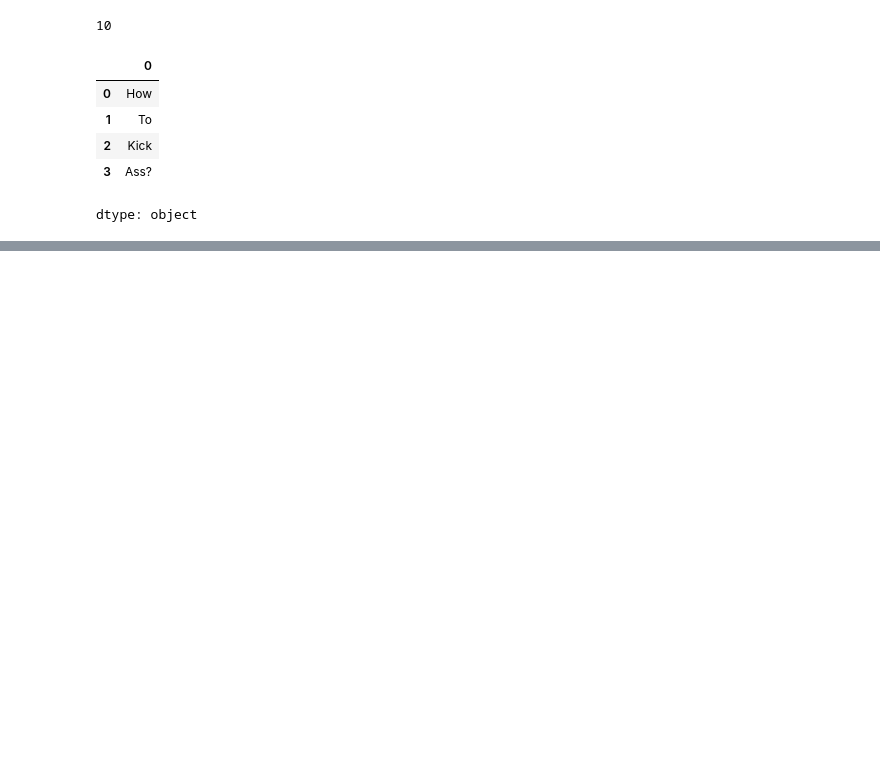
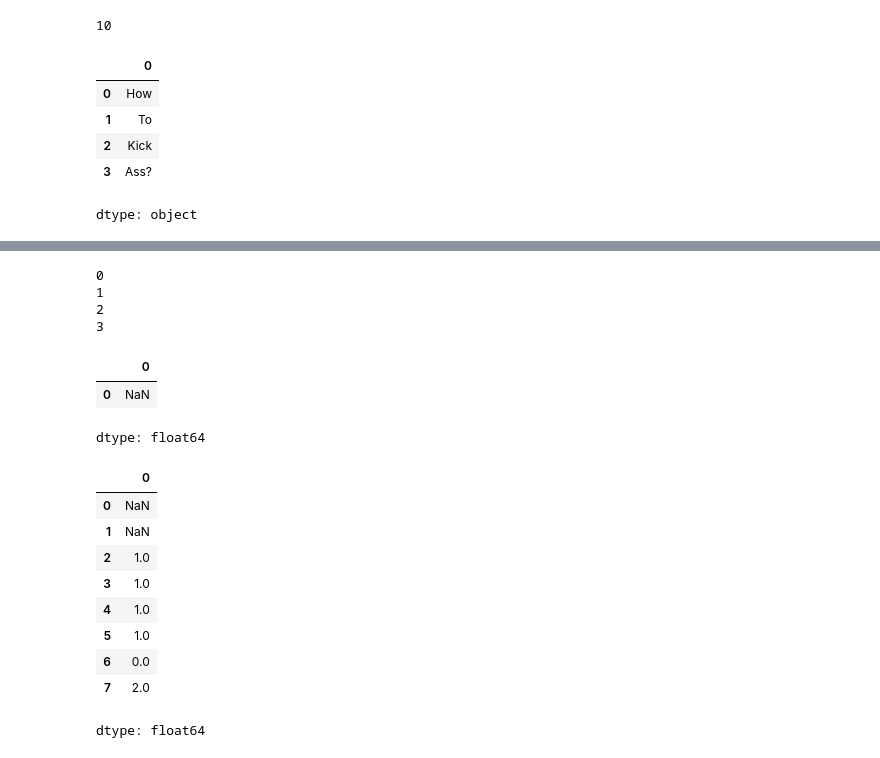
Before and after one commit to rushielevates/ML-DL-practice, a Jupyter notebook: Pandas.ipynb, the cells around one changed output, grey strips where cells are left out. Saved outputs shown, nothing was run; the diff lists cells and outputs as text; code cells hidden in the pictures; blank space fills up the shorter version.

```diff
--- a/Pandas.ipynb
+++ b/Pandas.ipynb
@@ -647,0 +693,8 @@ ser[i]
+# %%
+for i in range(len(ser)):
+  print(i)
+# %% [output]
+0
+1
+2
+3
@@ -647,0 +703,27 @@ ser[i]
+# %%
+ser1 = pd.Series(np.nan)
+# %%
+ser1
+# %% [output]
+|  | 0 |
+| 0 | NaN |
+dtype: float64
+# %%
+ser2 = pd.concat([ser1,ser],axis=0,ignore_index=True)
+# %%
+ser2 = ser2[:8]
+# %%
+ser = ser - ser2
+# %%
+ser
+# %% [output]
+|  | 0 |
+| 0 | NaN |
+| 1 | NaN |
+| 2 | 1.0 |
+| 3 | 1.0 |
+| 4 | 1.0 |
+| 5 | 1.0 |
+| 6 | 0.0 |
+| 7 | 2.0 |
+dtype: float64
```
Also changed, not shown: parts of 26 cells of this notebook.
